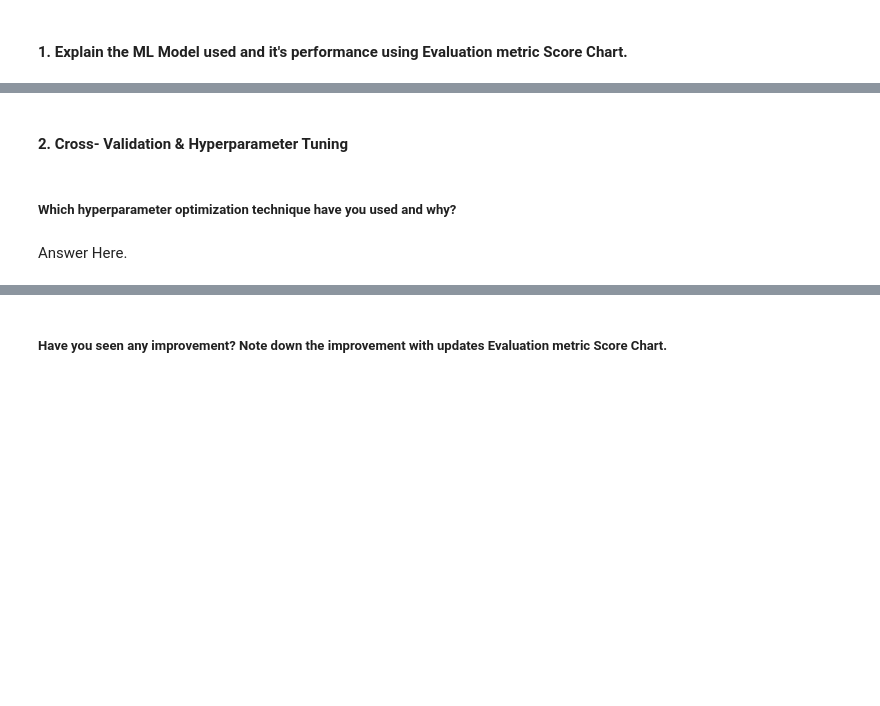
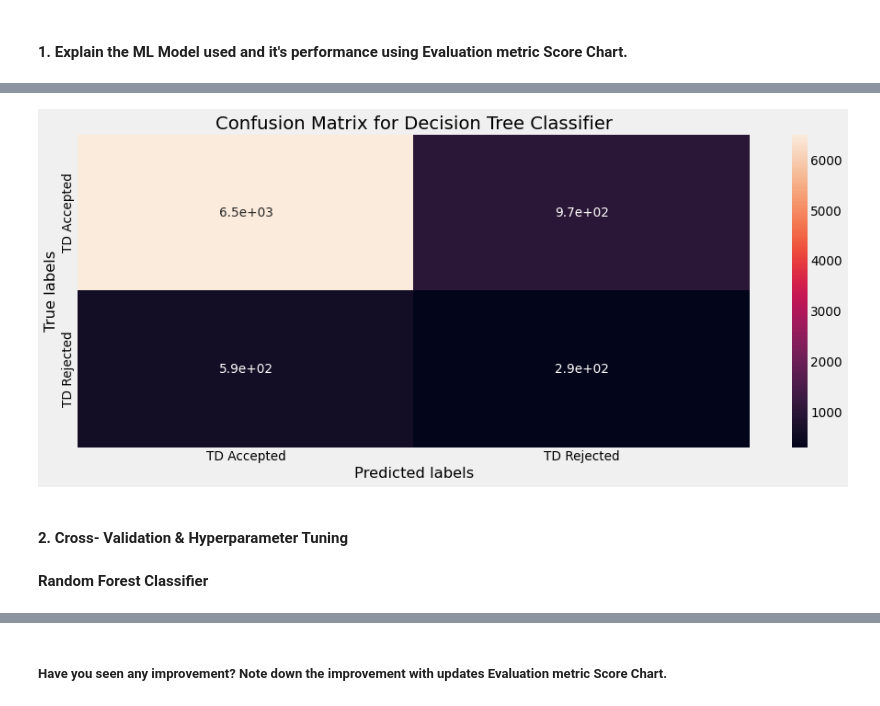
Before and after one commit to kumarabhinavthakur274/Bank-Marketing-Effectiveness-Prediction, a Jupyter notebook: Kumar_Abhinav_Bank_Marketing_Effectiveness_prediction.ipynb, the cells around one changed output, grey strips where cells are left out. Drawn from its saved outputs; the diff is of its cells as text; code cells hidden in the pictures; blank space fills up the shorter version.

```diff
--- a/Kumar_Abhinav_Bank_Marketing_Effectiveness_prediction.ipynb
+++ b/Kumar_Abhinav_Bank_Marketing_Effectiveness_prediction.ipynb
@@ -1216,2 +1256,18 @@ Confusion Matrix:
+# %%
+# Get the confusion matrix for both train and test
+labels = ['TD Accepted','TD Rejected']
+ax= plt.subplot()
+sns.heatmap(dtc_eval['cm'], annot=True, ax = ax) #annot=True to annotate cells
+
+# labels, title and ticks
+ax.set_xlabel('Predicted labels')
+ax.set_ylabel('True labels')
+ax.set_title('Confusion Matrix for Decision Tree Classifier')
+ax.xaxis.set_ticklabels(labels)
+ax.yaxis.set_ticklabels(labels)
+
+plt.show()
+# %% [output]
+[figure, added]
 # %% [markdown]
 #### 2. Cross- Validation & Hyperparameter Tuning
@@ -1224,4 +1274,2 @@ Confusion Matrix:
-# %% [markdown]
-##### Which hyperparameter optimization technique have you used and why?
-# %% [markdown]
-Answer Here.
+# %% [markdown]
+**Random Forest Classifier**
```
Also changed, not shown: parts of 29 cells of this notebook.
